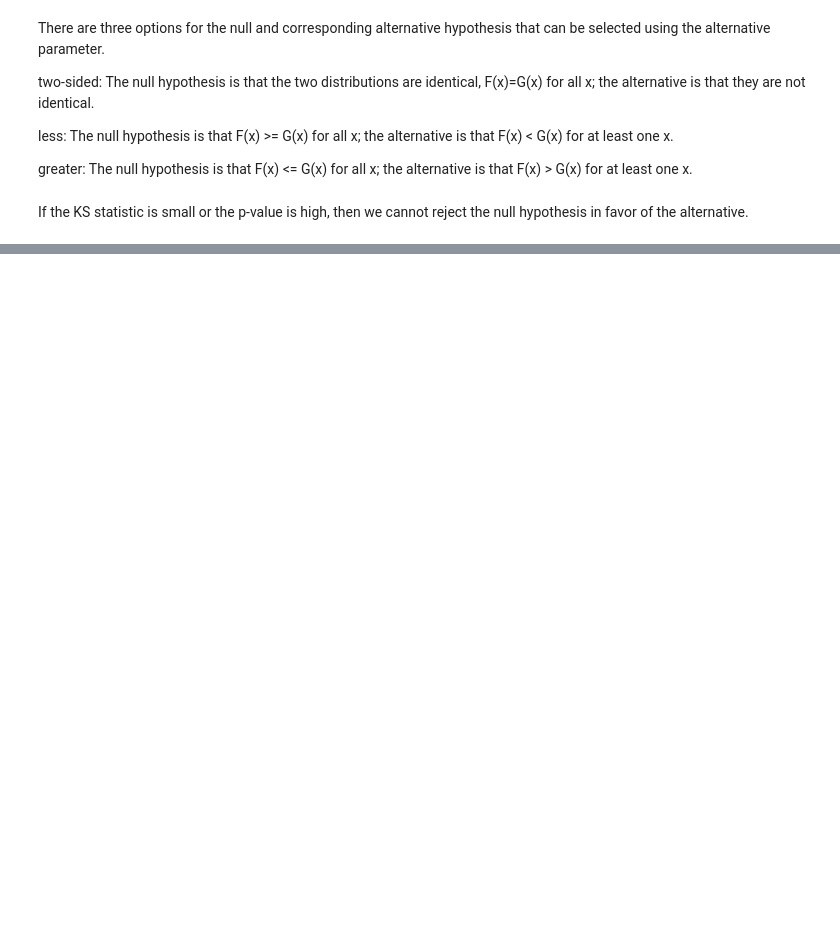
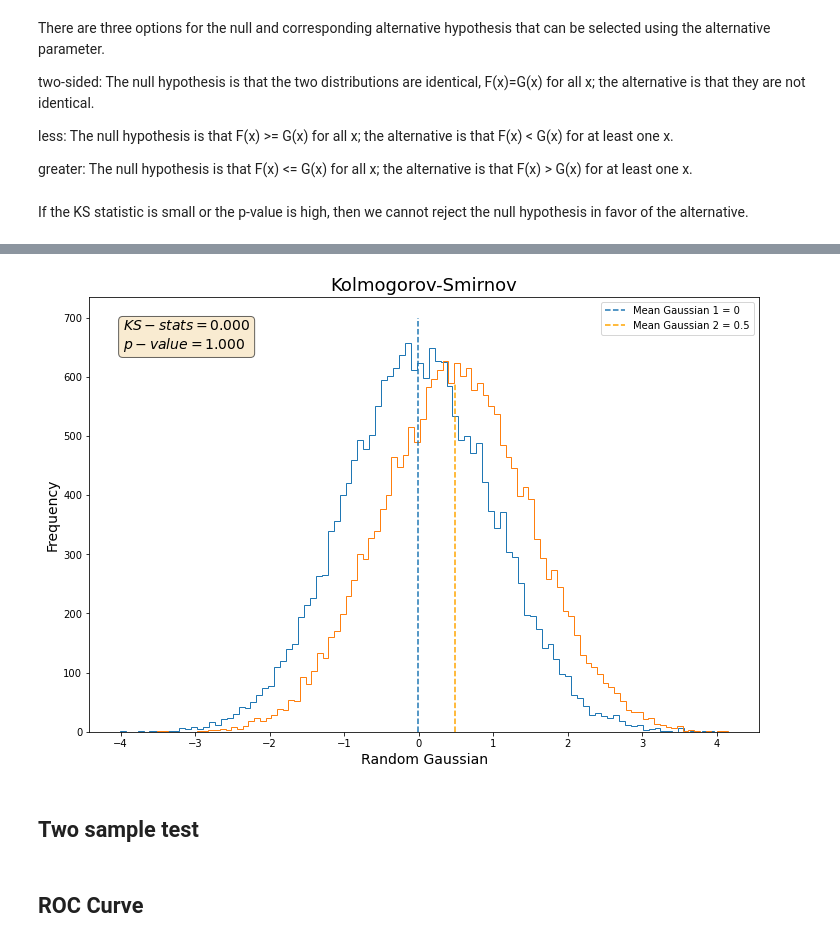
Before and after one commit to almazav/AppStats, a Jupyter notebook: Hypotesis Testing .ipynb, the cells around one changed output, grey strips where cells are left out. Drawn from its saved outputs; the diff is of its cells as text; code cells hidden in the pictures; blank space fills up the shorter version.

```diff
--- a/Hypotesis Testing .ipynb
+++ b/Hypotesis Testing .ipynb
@@ -104,0 +112,26 @@ plt.show()
+# %%
+fig, ax = plt.subplots(figsize=(12,8))
+hist1 = ax.hist(rvs1,bins = 100,histtype ='step')
+hist2 = ax.hist(rvs2,bins = 100,histtype ='step')
+ax.vlines(np.mean(rvs1),0,700,linestyles='--',label = 'Mean Gaussian 1 = 0')
+ax.vlines(np.mean(rvs2),0,590,linestyles='--',color='orange',label = 'Mean Gaussian 2 = 0.5')
+ax.set_xlabel('Random Gaussian',fontsize=14)
+ax.set_ylabel('Frequency',fontsize=14)
+ax.set_title('Kolmogorov-Smirnov',fontsize=18)
+textstr = '\n'.join((
+    r'$KS-stats=%.3f$' % (stats.ks_2samp(rvs1, rvs2,alternative='less')[0], ),
+    r'$p-value=%.3f$' % (stats.ks_2samp(rvs1, rvs2,alternative='less')[1], ),
+    ))
+# these are matplotlib.patch.Patch properties
+props = dict(boxstyle='round', facecolor='wheat', alpha=0.6)
+
+# place a text box in upper left in axes coords
+ax.text(0.05, 0.95, textstr, transform=ax.transAxes, fontsize=14,
+        verticalalignment='top', bbox=props)
+plt.legend()
+
+plt.show()
+# %% [output]
+[figure, added]
+# %% [markdown]
+## Two sample test
@@ -104,0 +144,2 @@ plt.show()
+# %% [markdown]
+## ROC Curve
```
Also changed, not shown: parts of 10 cells of this notebook, 3 other files.
